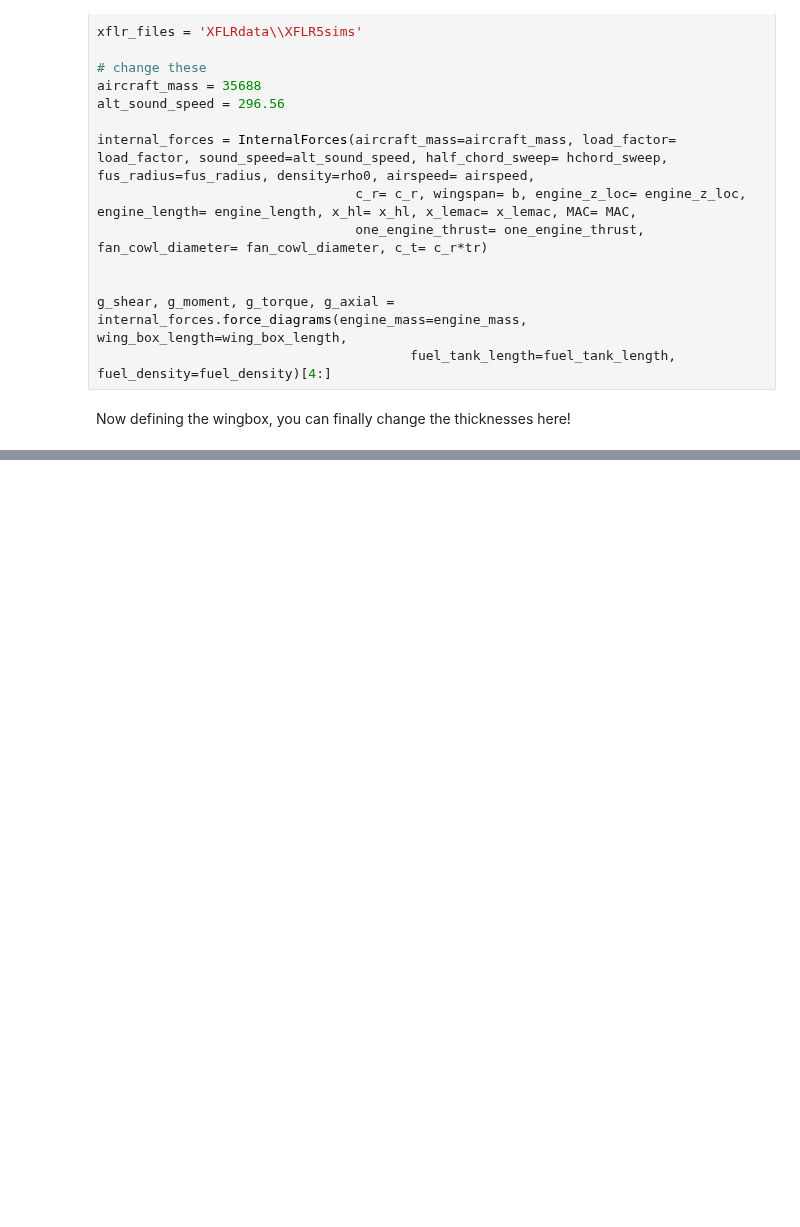
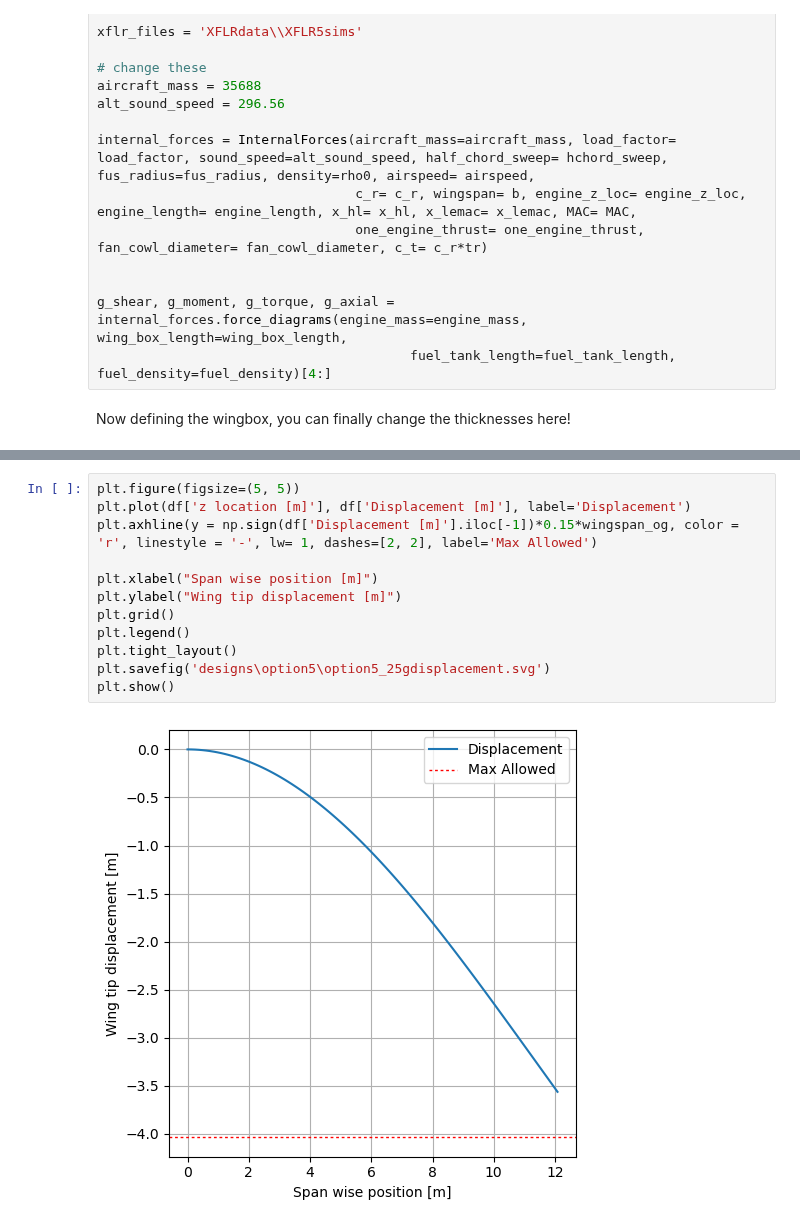
Before and after one commit to federicoangioni/AE2111-I-Aerospace-System-Design, a Jupyter notebook: WP4-5/main_faster.ipynb, the cells around one changed output, grey strips where cells are left out. Drawn from its saved outputs; the diff is of its cells as text; blank space fills up the shorter version.

```diff
--- a/WP4-5/main_faster.ipynb
+++ b/WP4-5/main_faster.ipynb
@@ -43,0 +64,14 @@ AttributeError: module 'matplotlib.pyplot' has no attribute 'set_xlabel'
+# %%
+plt.figure(figsize=(5, 5))
+plt.plot(df['z location [m]'], df['Displacement [m]'], label='Displacement')
+plt.axhline(y = np.sign(df['Displacement [m]'].iloc[-1])*0.15*wingspan_og, color = 'r', linestyle = '-', lw= 1, dashes=[2, 2], label='Max Allowed')
+
+plt.xlabel("Span wise position [m]")
+plt.ylabel("Wing tip displacement [m]")
+plt.grid()
+plt.legend()
+plt.tight_layout()
+plt.savefig('designs\option5\option5_25gdisplacement.svg')
+plt.show()
+# %% [output]
+[figure, added]
```
Also changed, not shown: parts of 3 cells of this notebook, 1 other file.
